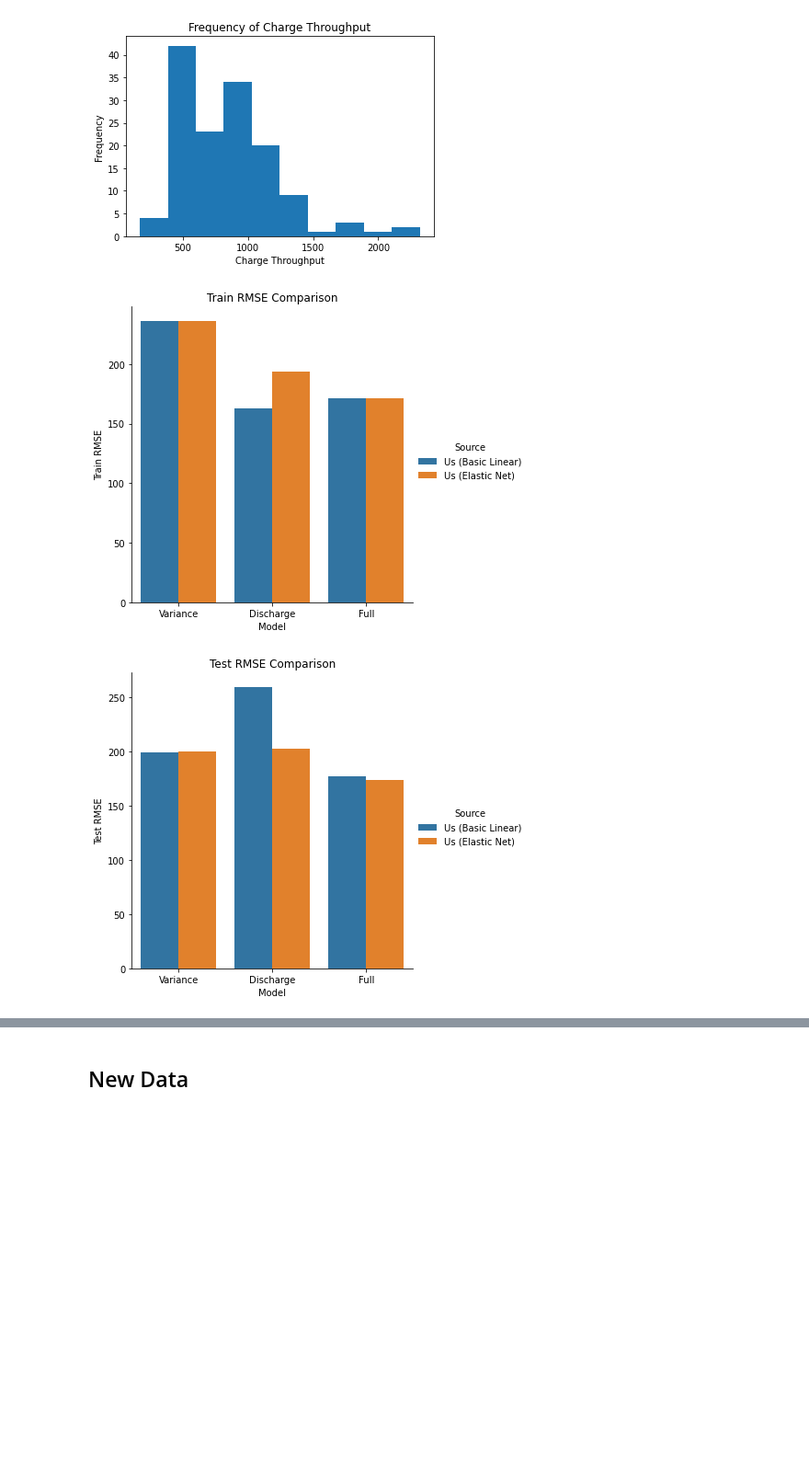
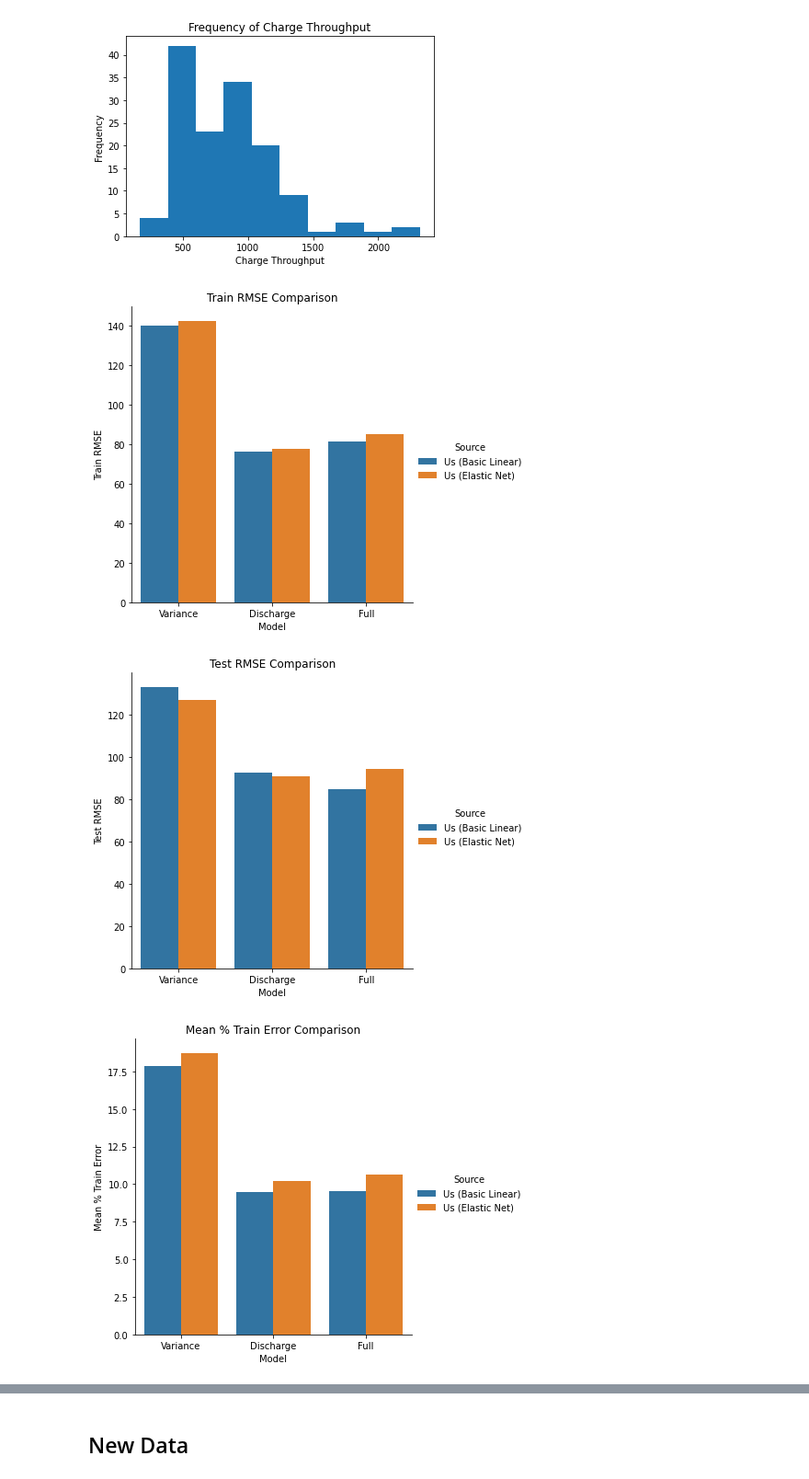
Before and after one commit to ayakkala1/TRI-Capstone, a Jupyter notebook: Old + New Model Analysis.ipynb, the cells around one changed output, grey strips where cells are left out. Shown at 92% size. Cells and saved outputs as stored; diff of their text form; code cells hidden in the pictures; blank space fills up the shorter version.

```diff
--- a/Old + New Model Analysis.ipynb
+++ b/Old + New Model Analysis.ipynb
@@ -122,6 +225,9 @@ y_train = old_ct.iloc[train_ind][[y]]
 
 X_test_var = old_ct.iloc[test_ind][variance_model_features]
 y_test = old_ct.iloc[test_ind][[y]]
+
+if standardized:
+    X_train_var, X_test_var = standardize(X_train_var, X_test_var)
 # %%
 reg_var = LinearRegression().fit(X_train_var,y_train)
 y_pred_train_var = reg_var.predict(X_train_var)
@@ -391,19 +516,22 @@ y_train = old_ct.iloc[train_ind][[y]]
 X_test_full = old_ct.iloc[test_ind][full_model_features]
 y_test = old_ct.iloc[test_ind][[y]]
 
+if standardized:
+    X_train_full, X_test_full = standardize(X_train_full, X_test_full)
+
 reg_full = LinearRegression().fit(X_train_full,y_train)
 y_pred_train_full = reg_full.predict(X_train_full)
 y_pred_test_full = reg_full.predict(X_test_full)
 
 rmse_train_full = np.sqrt(mean_squared_error(y_train, y_pred_train_full))
 rmse_test_full = np.sqrt(mean_squared_error(y_test, y_pred_test_full))
-mape_train_full = mean_absolute_percentage_error(y_train, y_pred_train_full)
-mape_test_full = mean_absolute_percentage_error(y_test, y_pred_test_full)
+mape_train_full = mean_absolute_percentage_error(y_train, y_pred_train_full)*100
+mape_test_full = mean_absolute_percentage_error(y_test, y_pred_test_full)*100
 
 print("Full Basic Linear Regression Model")
-print("Training RMSE: ", np.sqrt(mean_squared_error(y_train, y_pred_train_full)))
+# print("Training RMSE: ", np.sqrt(mean_squared_error(y_train, y_pred_train_full)))
 print("Test RMSE: ", np.sqrt(mean_squared_error(y_test, y_pred_test_full)))
-print("Mean % Train Error: ", mean_absolute_percentage_error(y_train, y_pred_train_full))
+# print("Mean % Train Error: ", mean_absolute_percentage_error(y_train, y_pred_train_full))
 print("Mean % Test Error: ", mean_absolute_percentage_error(y_test, y_pred_test_full))
 # %% [output]
 Full Basic Linear Regression Model
@@ -437,6 +563,8 @@ y_pred_trains = []
 y_pred_tests = []
 train_rmses = []
 test_rmses = []
+train_mapes = []
+test_mapes = []
 
 for l1_ratio in l1_ratios:
     elasticnetcv = ElasticNetCV(
@@ -463,14 +591,16 @@ for l1_ratio in l1_ratios:
 
     rmse_train_en_full = np.sqrt(mean_squared_error(y_train, y_pred_train_en_full))
     rmse_test_en_full = np.sqrt(mean_squared_error(y_test, y_pred_test_en_full))
-#     mape_train_en_full = mean_absolute_percentage_error(y_train, y_pred_train_en_full)
-#     mape_test_en_full = mean_absolute_percentage_error(y_test, y_pred_test_en_full)
+    mape_train_en_full = mean_absolute_percentage_error(y_train, y_pred_train_en_full)*100
+    mape_test_en_full = mean_absolute_percentage_error(y_test, y_pred_test_en_full)*100
 
     models.append(elasticnet_full)
     y_pred_trains.append(y_pred_train_en_full)
     y_pred_tests.append(y_pred_test_en_full)
     train_rmses.append(rmse_train_en_full)
     test_rmses.append(rmse_test_en_full)
+    train_mapes.append(mape_train_en_full)
+    test_mapes.append(mape_test_en_full)
 
 best_model_index = test_rmses.index(min(test_rmses))
 
@@ -480,10 +610,13 @@ y_pred_test_en_full = y_pred_tests[best_model_index]
 rmse_train_full_en = train_rmses[best_model_index]
 rmse_test_full_en = test_rmses[best_model_index]
 l1_ratio_full = l1_ratios[best_model_index]
+mape_train_full_en = train_mapes[best_model_index]
+mape_test_full_en = test_mapes[best_model_index]
 
 print("Full Elastic Net Model")
 print("l1_ratio =", l1_ratio_full)
 print("Test RMSE: ", rmse_test_full_en)
+print("Test Mean Absolute % Error: ", mape_test_full_en)
 # %% [output]
 Full Elastic Net Model
 l1_ratio = 1.0
@@ -546,22 +680,23 @@ old_data_metrics = pd.DataFrame(data = {"Model & Source": ["Var (Linear)", "Var
 
                                "Test RMSE": [rmse_test_var, rmse_test_var_en, 138,
                                              rmse_test_dis, rmse_test_dis_en, 91,
-                                             rmse_test_full, rmse_test_full_en, 118]})#,
+                                             rmse_test_full, rmse_test_full_en, 118],
 
-#                                "Mean % Train Error": [mape_train_var, 14.1,
-#                                                       mape_train_dis, 9.8,
-#                                                       mape_train_full, 5.6],
+                               "Mean % Train Error": [mape_train_var, mape_train_var_en, 14.1,
+                                                      mape_train_dis, mape_train_dis_en, 9.8,
+                                                      mape_train_full, mape_train_full_en, 5.6],
 
-#                                "Mean % Test Error": [mape_test_var, 14.7,
-#                                                      mape_test_dis, 13.0,
-#                                                      mape_test_full, 14.1]})
+                               "Mean % Test Error": [mape_test_var, mape_test_var_en, 14.7,
+                                                     mape_test_dis, mape_test_dis_en, 13.0,
+                                                     mape_test_full, mape_test_full_en, 14.1]})
 # %%
 if ct:
     old_data_metrics = old_data_metrics.iloc[[0,1,3,4,6,7]]
-for column in old_data_metrics.columns[3:5]:
+for column in old_data_metrics.columns[3:]:
     sns.catplot(data = old_data_metrics, kind="bar",
                x = "Model", y = column, hue = "Source")
     plt.title(column + " Comparison")
 # %% [output]
-[figure, old version]
+[figure, new version]
-[figure, old version]
+[figure, new version]
+[figure, added]
```
Also changed, not shown: parts of 111 cells of this notebook.
